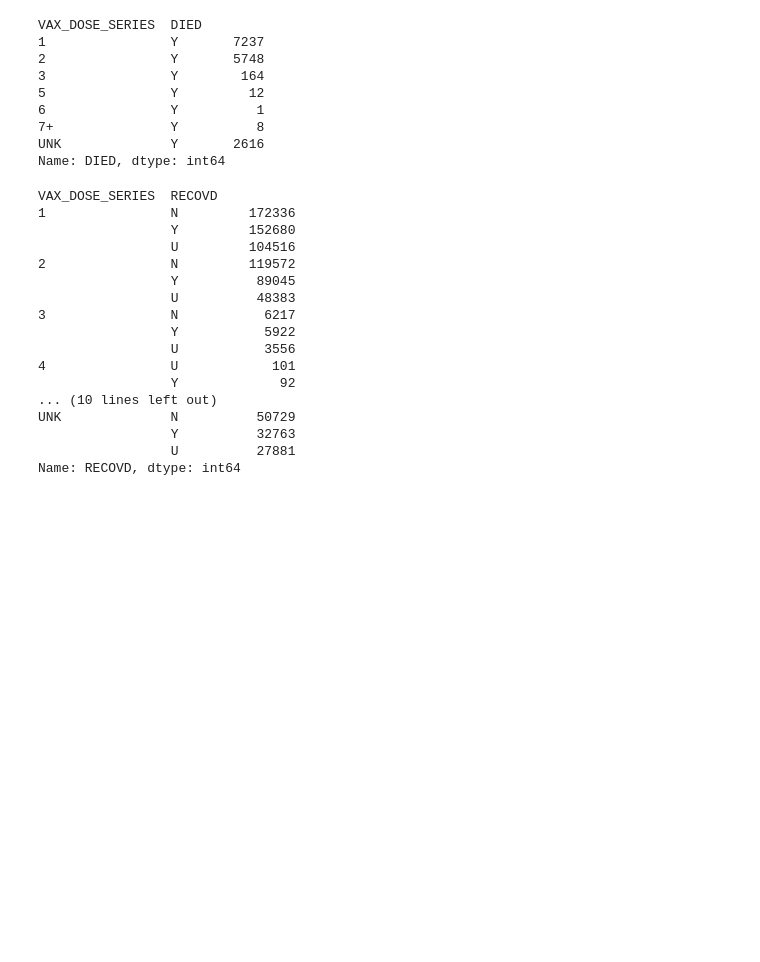
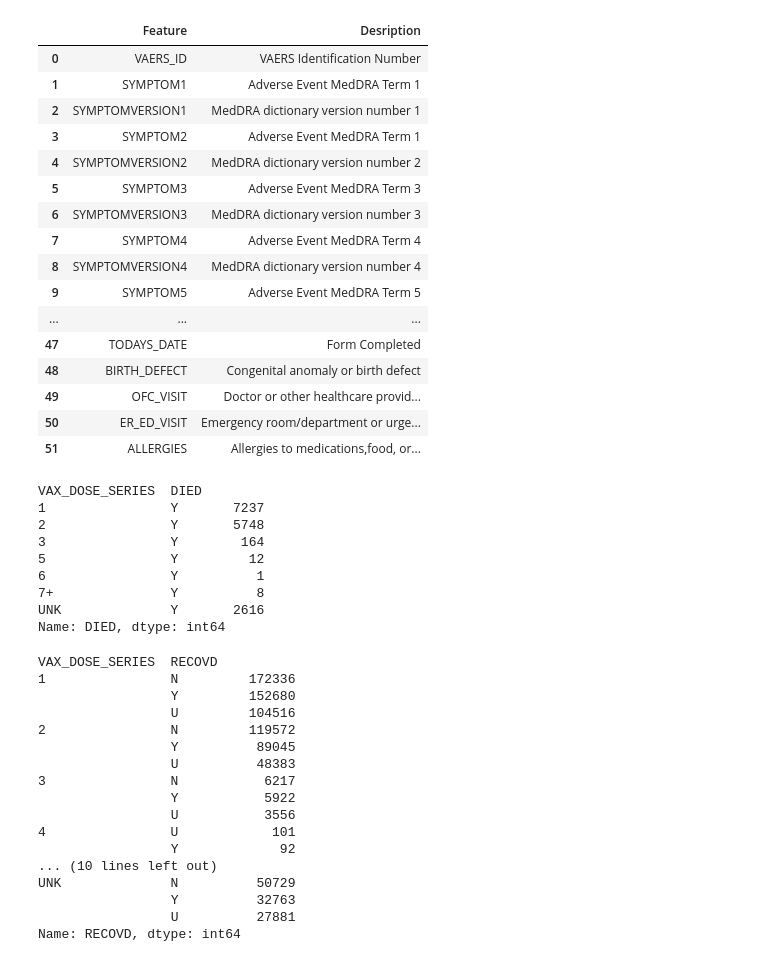
Before and after one commit to SaltedEggYok/INF1002-assignment-1, a Jupyter notebook: code/Adverse Reaction.ipynb, the cells around one changed output. Cells and saved outputs as stored; diff of their text form; code cells hidden in the pictures; blank space fills up the shorter version.

```diff
--- a/code/Adverse Reaction.ipynb
+++ b/code/Adverse Reaction.ipynb
@@ -11,8 +5,8 @@ from sklearn.model_selection import train_test_split                  #spltting
 # %%
 #retrieving and reading CSV using pandas library
 
-world = pd.read_csv(r'C:\Users\motor\OneDrive\Desktop\SIT Y1S1\dataset\adverse reaction\vaers_jan_nov_2021.csv')
-features = pd.read_csv(r'C:\Users\motor\OneDrive\Desktop\SIT Y1S1\dataset\adverse reaction\Features.csv')
+world = pd.read_csv(r'vaers_jan_nov_2021.csv')
+features = pd.read_csv(r'Features.csv')
 
 
 #displays up to 50 columns
@@ -23,5 +17,23 @@ pd.set_option('display.max_columns', 50)
 
 pd.set_option('display.max_rows', 200)
 # %%
-world.info()
+features
+# %% [output]
+|  | Feature | Desription |
+| 0 | VAERS_ID | VAERS Identification Number |
+| 1 | SYMPTOM1 | Adverse Event MedDRA Term 1 |
+| 2 | SYMPTOMVERSION1 | MedDRA dictionary version number 1 |
+| 3 | SYMPTOM2 | Adverse Event MedDRA Term 1 |
+| 4 | SYMPTOMVERSION2 | MedDRA dictionary version number 2 |
+| 5 | SYMPTOM3 | Adverse Event MedDRA Term 3 |
+| 6 | SYMPTOMVERSION3 | MedDRA dictionary version number 3 |
+| 7 | SYMPTOM4 | Adverse Event MedDRA Term 4 |
+| 8 | SYMPTOMVERSION4 | MedDRA dictionary version number 4 |
+| 9 | SYMPTOM5 | Adverse Event MedDRA Term 5 |
+| ... | ... | ... |
+| 47 | TODAYS_DATE | Form Completed |
+| 48 | BIRTH_DEFECT | Congenital anomaly or birth defect |
+| 49 | OFC_VISIT | Doctor or other healthcare provid... |
+| 50 | ER_ED_VISIT | Emergency room/department or urge... |
+| 51 | ALLERGIES | Allergies to medications,food, or... |
 # %%
```
Also changed, not shown: parts of 9 cells of this notebook, 1 other file.
